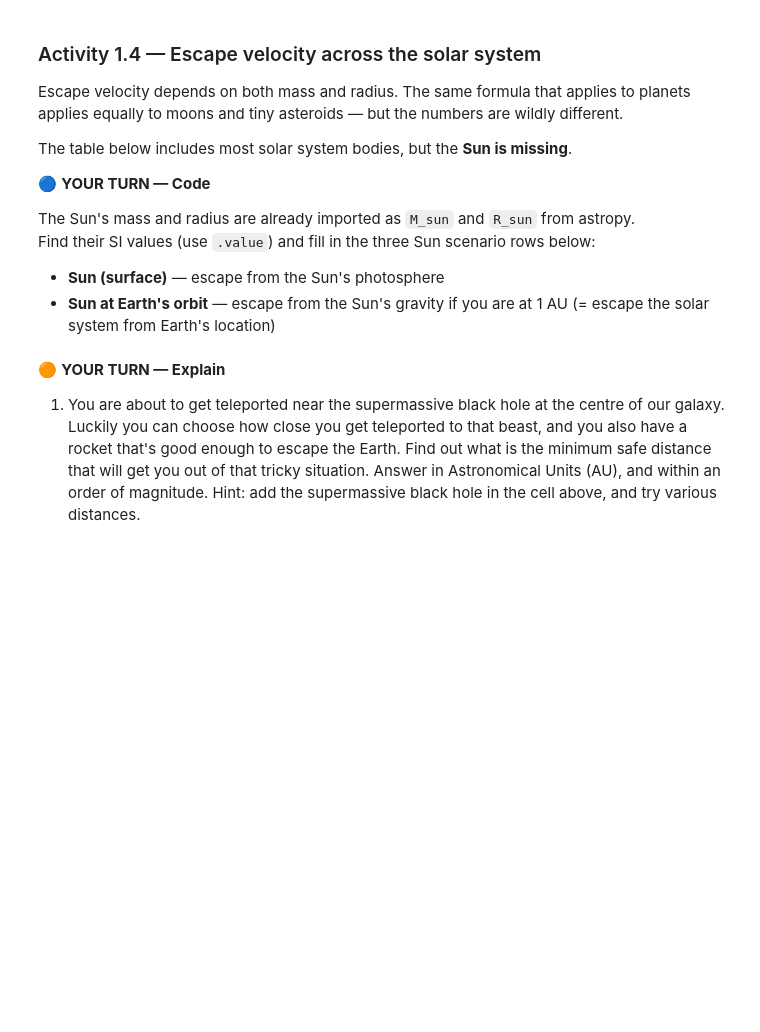
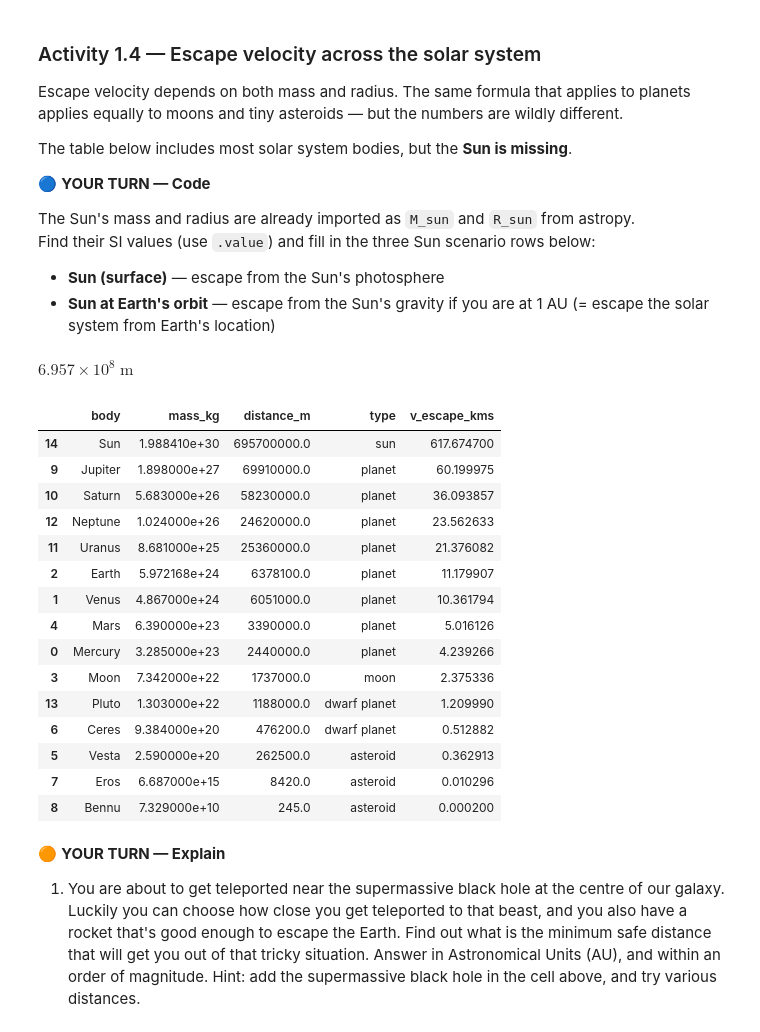
Before and after one commit to Tony-Luong/NPSC2002-workshops, a Jupyter notebook: Week_02_Orbits_and_Rockets.ipynb, the cells around one changed output. Drawn from its saved outputs; the diff is of its cells as text; code cells hidden in the pictures; blank space fills up the shorter version.

```diff
--- a/Week_02_Orbits_and_Rockets.ipynb
+++ b/Week_02_Orbits_and_Rockets.ipynb
@@ -338,36 +341,59 @@ Find their SI values (use `.value`) and fill in the three Sun scenario rows belo
 
 - **Sun (surface)** — escape from the Sun's photosphere
 - **Sun at Earth's orbit** — escape from the Sun's gravity if you are at 1 AU (= escape the solar system from Earth's location)
+# %%
+R_sun
+# %% [output]
+$6.957 \times 10^{8} \; \mathrm{m}$
 # %%
 # ✅ Solar system bodies, ordered by approximate distance from the Sun.
 # Note: moons and asteroids are placed near their parent body's orbit.
 
 
 data = [
     {'body': 'Mercury', 'mass_kg': 3.285e23,  'distance_m': 2.440e6, 'type': 'planet'},
     {'body': 'Venus',   'mass_kg': 4.867e24,  'distance_m': 6.051e6, 'type': 'planet'},
     {'body': 'Earth',   'mass_kg': M_earth.value, 'distance_m': R_earth.value, 'type': 'planet'},
     {'body': 'Moon',    'mass_kg': 7.342e22,  'distance_m': 1.737e6, 'type': 'moon'},
     {'body': 'Mars',    'mass_kg': 6.390e23,  'distance_m': 3.390e6, 'type': 'planet'},
     {'body': 'Vesta',   'mass_kg': 2.590e20,  'distance_m': 2.625e5, 'type': 'asteroid'},
     {'body': 'Ceres',   'mass_kg': 9.384e20,  'distance_m': 4.762e5, 'type': 'dwarf planet'},
     {'body': 'Eros',    'mass_kg': 6.687e15,  'distance_m': 8.420e3, 'type': 'asteroid'},
     {'body': 'Bennu',   'mass_kg': 7.329e10,  'distance_m': 2.450e2, 'type': 'asteroid'},
     {'body': 'Jupiter', 'mass_kg': 1.898e27,  'distance_m': 6.991e7, 'type': 'planet'},
     {'body': 'Saturn',  'mass_kg': 5.683e26,  'distance_m': 5.823e7, 'type': 'planet'},
     {'body': 'Uranus',  'mass_kg': 8.681e25,  'distance_m': 2.536e7, 'type': 'planet'},
     {'body': 'Neptune', 'mass_kg': 1.024e26,  'distance_m': 2.462e7, 'type': 'planet'},
     {'body': 'Pluto',   'mass_kg': 1.303e22,  'distance_m': 1.188e6, 'type': 'dwarf planet'},
+    {'body': 'Sun',     'mass_kg': M_sun.value,     'distance_m': R_sun.value,    'type': 'sun'}
 ]
 # 🔵 YOUR TURN: add the Suns, using 'type': 'sun'
 
 bodies_df = pd.DataFrame.from_dict(data)
 
 bodies_df['v_escape_kms'] = np.sqrt(2 * G_si * bodies_df['mass_kg'] / bodies_df['distance_m']) / 1e3
 
 # 🔵 YOUR TURN: sort the table based in the escape veolocity
 
-bodies_df
+descending_bodies_df = bodies_df.sort_values(by='v_escape_kms', ascending=False)
+descending_bodies_df
+# %% [output]
+|  | body | mass_kg | distance_m | type | v_escape_kms |
+| 14 | Sun | 1.988410e+30 | 695700000.0 | sun | 617.674700 |
+| 9 | Jupiter | 1.898000e+27 | 69910000.0 | planet | 60.199975 |
+| 10 | Saturn | 5.683000e+26 | 58230000.0 | planet | 36.093857 |
+| 12 | Neptune | 1.024000e+26 | 24620000.0 | planet | 23.562633 |
+| 11 | Uranus | 8.681000e+25 | 25360000.0 | planet | 21.376082 |
+| 2 | Earth | 5.972168e+24 | 6378100.0 | planet | 11.179907 |
+| 1 | Venus | 4.867000e+24 | 6051000.0 | planet | 10.361794 |
+| 4 | Mars | 6.390000e+23 | 3390000.0 | planet | 5.016126 |
+| 0 | Mercury | 3.285000e+23 | 2440000.0 | planet | 4.239266 |
+| 3 | Moon | 7.342000e+22 | 1737000.0 | moon | 2.375336 |
+| 13 | Pluto | 1.303000e+22 | 1188000.0 | dwarf planet | 1.209990 |
+| 6 | Ceres | 9.384000e+20 | 476200.0 | dwarf planet | 0.512882 |
+| 5 | Vesta | 2.590000e+20 | 262500.0 | asteroid | 0.362913 |
+| 7 | Eros | 6.687000e+15 | 8420.0 | asteroid | 0.010296 |
+| 8 | Bennu | 7.329000e+10 | 245.0 | asteroid | 0.000200 |
 # %% [markdown]
 
 🟠 **YOUR TURN — Explain**
```
Also changed, not shown: parts of 6 cells of this notebook.
